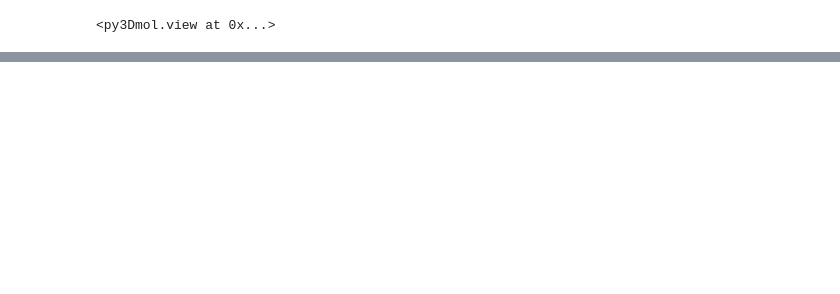
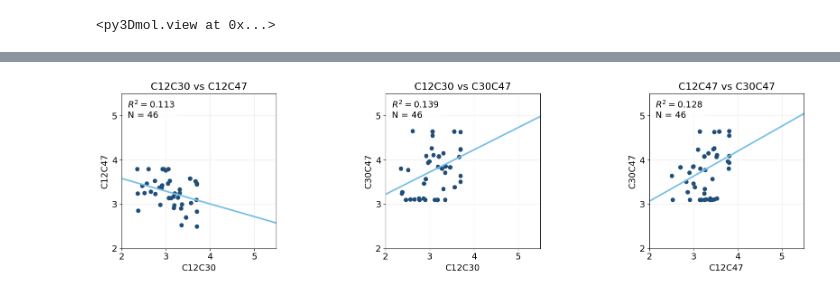
Before and after one commit to maax-gr/Analysis-Portfolio, a Jupyter notebook: Aptamer_Correlation/TMR.ipynb, the cells around one changed output, grey strips where cells are left out. Drawn from its saved outputs; the diff is of its cells as text; code cells hidden in the pictures; blank space fills up the shorter version.

Commit message:
Publish aptamer correlation analysis

```diff
--- a/Aptamer_Correlation/TMR.ipynb
+++ b/Aptamer_Correlation/TMR.ipynb
@@ -90,0 +80,83 @@ display(widgets.HBox([out_view, out_bar]))
+# %%
+# Add a standalone RMSF scale beside the native py3Dmol viewer output.
+bar_html = f"""
+<div style="display:flex; align-items:center; gap:10px; height:700px; padding:0 12px; font:13px sans-serif;">
+  <div style="display:flex; flex-direction:column; align-items:center; gap:8px; height:520px;">
+    <span>{max_rmsf:.2f}</span>
+    <div style="width:24px; flex:1; border:1px solid #555; background:linear-gradient(to top, {to_hex(cmap(0.0))} 0%, {to_hex(cmap(0.5))} 50%, {to_hex(cmap(1.0))} 100%);"></div>
+    <span>{min_rmsf:.2f}</span>
+  </div>
+  <span style="writing-mode:vertical-rl; transform:rotate(180deg);">RMSF (normalized)</span>
+</div>
+"""
+viewer_with_bar = copy(view)
+viewer_open = '<div id="3dmolviewer_UNIQUEID"  style="position: relative; width: 800px; height: 700px;">'
+viewer_close = '</div>\n<script>'
+if viewer_open not in viewer_with_bar.startjs or viewer_close not in viewer_with_bar.startjs:
+    raise RuntimeError("Could not locate the py3Dmol viewer container to attach the RMSF scale.")
+viewer_with_bar.startjs = viewer_with_bar.startjs.replace(
+    viewer_open,
+    '<div style="display:flex; align-items:center; width:max-content;">' + viewer_open,
+    1,
+)
+viewer_with_bar.startjs = viewer_with_bar.startjs.replace(
+    viewer_close,
+    '</div>' + bar_html + '</div>\n<script>',
+    1,
+)
+display(viewer_with_bar)
+
+# Read conformer-wise distances and omit only rows containing non-finite values.
+distance_data = np.genfromtxt(
+    data_dir / "Fit_wTMR_SpinLabelDistances.csv",
+    delimiter=",",
+    names=True,
+    dtype=float,
+    encoding="utf-8",
+)
+required_columns = ("C12C30", "C12C47", "C30C47")
+if distance_data.dtype.names is None or not set(required_columns).issubset(distance_data.dtype.names):
+    raise ValueError(f"Distance CSV must contain columns {list(required_columns)}")
+distances = {name: np.atleast_1d(distance_data[name]) for name in required_columns}
+valid_rows = np.logical_and.reduce([np.isfinite(distances[name]) for name in required_columns])
+if np.count_nonzero(valid_rows) < 2:
+    raise ValueError("At least two finite conformers are required to fit the correlations.")
+
+plot_pairs = (("C12C30", "C12C47"), ("C12C30", "C30C47"), ("C12C47", "C30C47"))
+scatter_fig, scatter_axes = plt.subplots(1, 3, figsize=(18, 4.5))
+for ax, (x_name, y_name) in zip(scatter_axes, plot_pairs):
+    x_values = distances[x_name][valid_rows]
+    y_values = distances[y_name][valid_rows]
+    slope, intercept = np.polyfit(x_values, y_values, 1)
+    fitted_values = slope * x_values + intercept
+    total_variation = np.sum((y_values - y_values.mean()) ** 2)
+    if np.isclose(total_variation, 0):
+        raise ValueError(f"Cannot calculate R-squared for constant values in {y_name}.")
+    r_squared = 1 - np.sum((y_values - fitted_values) ** 2) / total_variation
+
+    ax.scatter(x_values, y_values, alpha=1.0, color="#1f4e79")
+    x_fit = np.linspace(2, 5.5, 100)
+    ax.plot(x_fit, slope * x_fit + intercept, color="#76bfe5", linewidth=2.5)
+    ax.set_title(f"{x_name} vs {y_name}", fontsize=16)
+    ax.set_xlabel(x_name, fontsize=14)
+    ax.set_ylabel(y_name, fontsize=14)
+    ax.tick_params(axis="both", labelsize=14)
+    ax.set_xlim(2, 5.5)
+    ax.set_ylim(2, 5.5)
+    ax.set_xticks(np.arange(2, 5.6, 1))
+    ax.set_yticks(np.arange(2, 5.6, 1))
+    ax.set_aspect("equal", adjustable="box")
+    ax.text(
+        0.04,
+        0.96,
+        f"$R^2 = {r_squared:.3f}$\nN = {x_values.size}",
+        transform=ax.transAxes,
+        va="top",
+        fontsize=14,
+        bbox={"facecolor": "white", "alpha": 0.8, "edgecolor": "none"},
+    )
+    ax.grid(True, alpha=0.25)
+
+scatter_fig.tight_layout()
+plt.show()
+# %% [output]
@@ -90,0 +165 @@ display(widgets.HBox([out_view, out_bar]))
+[figure, added]
```
Also changed, not shown: parts of 7 cells of this notebook, 8 other files.
